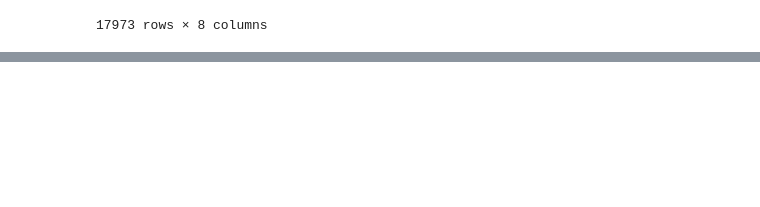
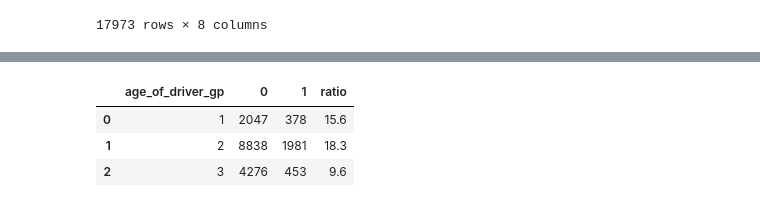
Before and after one commit to seonydg/ml-classification-Insurance-claim-fraud-forecast, a Jupyter notebook: insurance Claim Fraud Forecast.ipynb, the cells around one changed output, grey strips where cells are left out. Cells and saved outputs as stored; diff of their text form; code cells hidden in the pictures; blank space fills up the shorter version.

Commit message:
feat : data preprocessing - numeric

```diff
--- a/insurance Claim Fraud Forecast.ipynb
+++ b/insurance Claim Fraud Forecast.ipynb
@@ -178,0 +189,6 @@ df[categoical_list]
+# %%
+# 구간화
+df['age_of_driver_gp'] = np.where (df['age_of_driver'] <= 30, 1,
+                           np.where(df['age_of_driver'] <= 50, 2, 3))
+
+df[['age_of_driver','age_of_driver_gp']]
@@ -178,0 +209,25 @@ df[categoical_list]
+# %%
+# 구간화에 따른 청구 사기율
+num_val='age_of_driver_gp'
+
+# ▶ 1단계
+df_tran = pd.DataFrame(df.groupby([num_val, 'fraud'])['claim_number'].count()).reset_index()
+df_tran.head(5)
+
+# ▶ 2단계
+df_pivot = pd.pivot_table(df_tran,               # 피벗할 데이터프레임
+                      index = num_val,           # 행 위치에 들어갈 열
+                      columns = 'fraud',         # 열 위치에 들어갈 열
+                      values = 'claim_number')   # 데이터로 사용할 열
+# ▶ 3단계
+df_pivot = df_pivot.reset_index()
+df_pivot.columns.names=['']
+
+# ▶ 4단계
+df_pivot['ratio'] =   round((df_pivot.iloc[:,2] / (df_pivot.iloc[:,1] + df_pivot.iloc[:,2])) * 100,1)
+df_pivot
+# %% [output]
+|  | age_of_driver_gp | 0 | 1 | ratio |
+| 0 | 1 | 2047 | 378 | 15.6 |
+| 1 | 2 | 8838 | 1981 | 18.3 |
+| 2 | 3 | 4276 | 453 | 9.6 |
```
Also changed, not shown: parts of 9 cells of this notebook.
